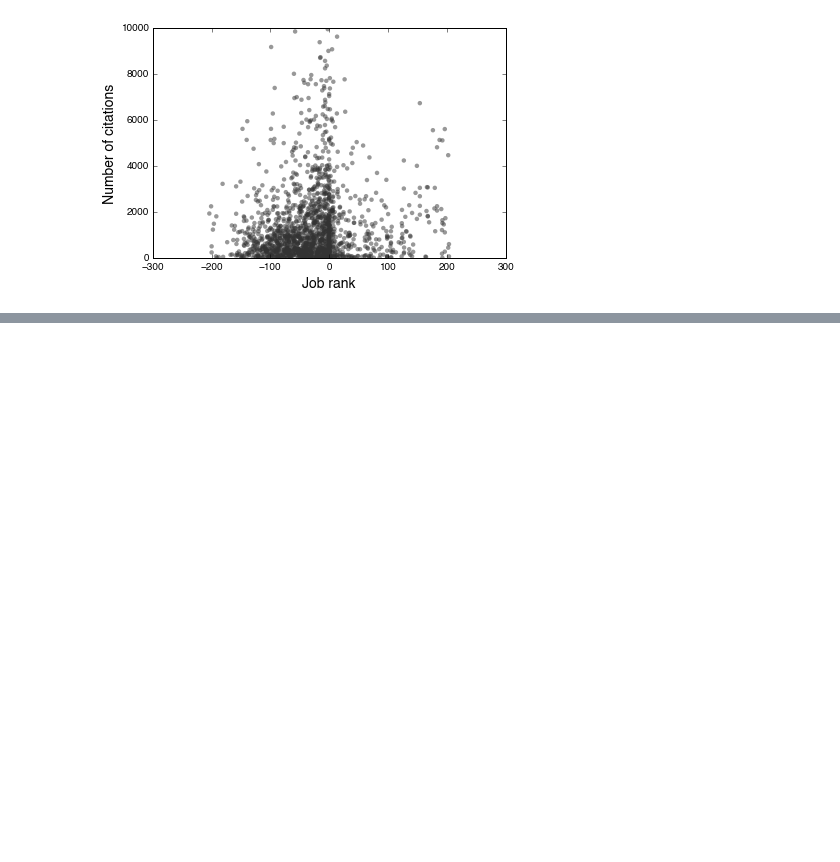
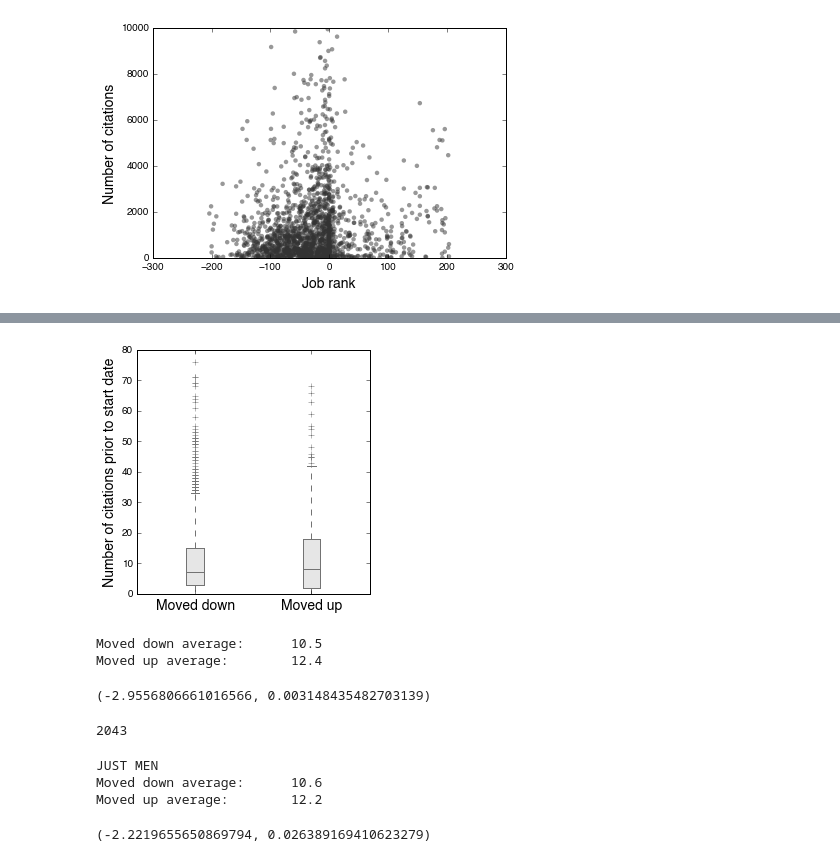
Before and after one commit to samfway/faculty_hiring, a Jupyter notebook: notebooks/Exploration_Publication_Stats.ipynb, the cells around one changed output, grey strips where cells are left out. Drawn from its saved outputs; the diff is of its cells as text; code cells hidden in the pictures; blank space fills up the shorter version.

```diff
--- a/notebooks/Exploration_Publication_Stats.ipynb
+++ b/notebooks/Exploration_Publication_Stats.ipynb
@@ -626,0 +669,77 @@ plt.show()
+# %%
+fig, ax = plt.subplots(1, 1, figsize=(4,4))
+
+moved_up = []
+moved_down = []
+
+for f in faculty:
+    if 'dblp_pubs' in f:
+        inst_rank = inst.get(f.first_asst_job_location, inst['UNKNOWN'])['pi']
+        phd_rank = inst.get(f.phd_location, inst['UNKNOWN'])['pi']
+
+        num_citations = 0
+        for pub in f['dblp_pubs']:
+            if pub['year'] <= f.first_asst_job_year + 1:
+                num_citations += 1
+
+        if phd_rank - inst_rank > 5:
+            moved_up.append(num_citations)
+        elif phd_rank - inst_rank < -5:
+            moved_down.append(num_citations)
+
+bp = ax.boxplot([moved_down, moved_up], positions=[0,1], patch_artist=True) #facecolor='0.2', edgecolor='None', alpha=0.5)
+color_bp(bp, 3*[0.9])
+ax.set_ylabel('Number of citations prior to start date', fontsize=LABEL_SIZE)
+#ax.set_xlabel('Job rank', fontsize=LABEL_SIZE)
+ax.set_xticklabels(['Moved down', 'Moved up'], fontsize=LABEL_SIZE)
+ax.set_xlim(-.5, 1.5)
+ax.set_ylim((0, 80))
+plt.show()
+# %% [output]
+[figure, added]
+# %%
+print 'Moved down average: \t %.1f' % (np.mean(moved_down))
+print 'Moved up average:   \t %.1f' % (np.mean(moved_up))
+
+ttest_ind(moved_down, moved_up)
+# %% [output]
+Moved down average:      10.5
+Moved up average:        12.4
+(-2.9556806661016566, 0.003148435482703139)
+# %%
+len(moved_down)
+# %% [output]
+2043
+# %%
+moved_up_men = []
+moved_down = []
+
+print 'JUST MEN'
+
+for f in faculty:
+    if f.sex != 'M':
+        continue
+
+    if 'dblp_pubs' in f:
+        inst_rank = inst.get(f.first_asst_job_location, inst['UNKNOWN'])['pi']
+        phd_rank = inst.get(f.phd_location, inst['UNKNOWN'])['pi']
+
+        num_citations = 0
+        for pub in f['dblp_pubs']:
+            if pub['year'] <= f.first_asst_job_year + 1:
+                num_citations += 1
+
+        if phd_rank - inst_rank > 5:
+            moved_up_men.append(num_citations)
+        elif phd_rank - inst_rank < -5:
+            moved_down.append(num_citations)
+
+print 'Moved down average: \t %.1f' % (np.mean(moved_down))
+print 'Moved up average:   \t %.1f' % (np.mean(moved_up_men))
+
+ttest_ind(moved_down, moved_up_men)
+# %% [output]
+JUST MEN
+Moved down average:      10.6
+Moved up average:        12.2
+(-2.2219655650869794, 0.026389169410623279)
```
Also changed, not shown: parts of 5 cells of this notebook, 2 other files.
